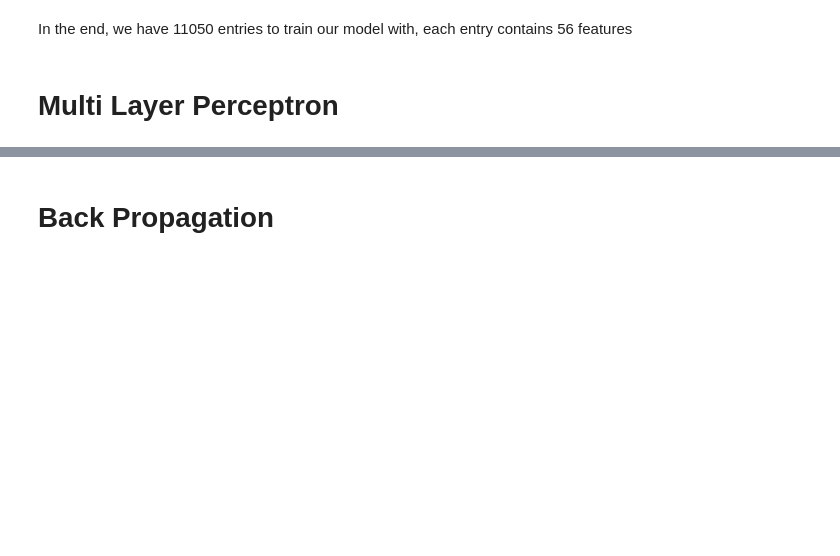
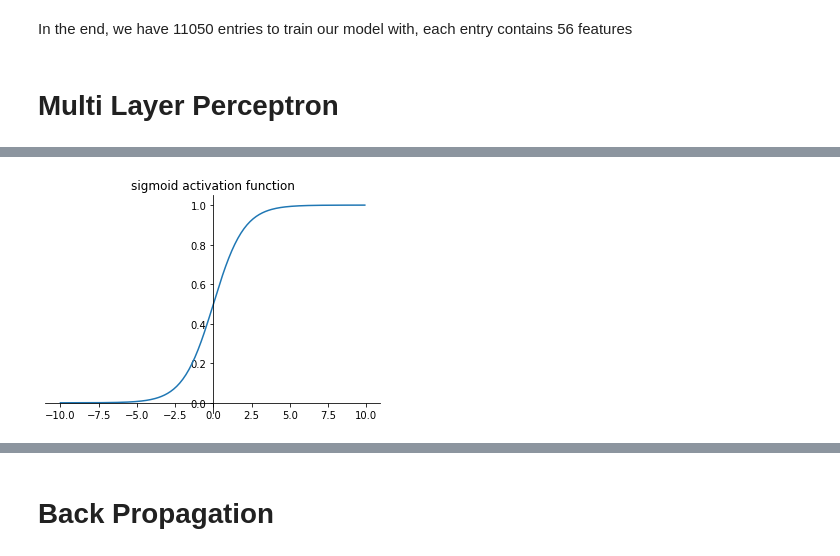
Before and after one commit to gimseng/99-ML-Learning-Projects, a Jupyter notebook: 011/solution/mlp_from_scratch.ipynb, the cells around one changed output, grey strips where cells are left out. Saved outputs shown, nothing was run; the diff lists cells and outputs as text; code cells hidden in the pictures; blank space fills up the shorter version.

```diff
--- a/011/solution/mlp_from_scratch.ipynb
+++ b/011/solution/mlp_from_scratch.ipynb
@@ -283,0 +352,7 @@ h = \Phi \left( \sum_{i=1}^{56}x_i w_i \right)
+# %%
+def sigmoid(x):
+    return 1/(1+np.exp(-x))
+
+visualize(sigmoid)
+# %% [output]
+[figure, added]
```
Also changed, not shown: parts of 17 cells of this notebook.
